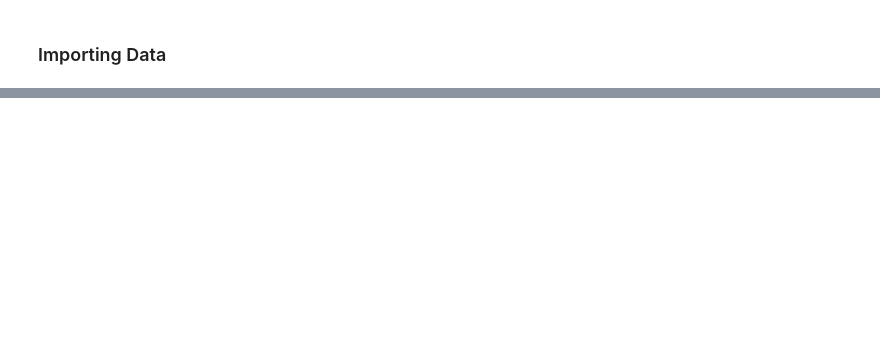
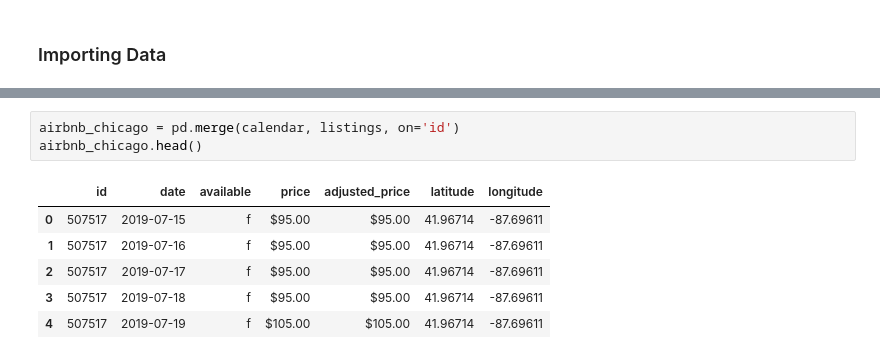
Before and after one commit to NovaisGabriel/DataScienceEMAp_AraujoNovais, a Jupyter notebook: DataScienceWork.ipynb, the cells around one changed output, grey strips where cells are left out. Cells and saved outputs as stored; diff of their text form; blank space fills up the shorter version.

```diff
--- a/DataScienceWork.ipynb
+++ b/DataScienceWork.ipynb
@@ -76,0 +66,10 @@ airbnb_chicago.sort_values(['last_review'])
+# %%
+airbnb_chicago = pd.merge(calendar, listings, on='id')
+airbnb_chicago.head()
+# %% [output]
+|  | id | date | available | price | adjusted_price | latitude | longitude |
+| 0 | 507517 | 2019-07-15 | f | $95.00 | $95.00 | 41.96714 | -87.69611 |
+| 1 | 507517 | 2019-07-16 | f | $95.00 | $95.00 | 41.96714 | -87.69611 |
+| 2 | 507517 | 2019-07-17 | f | $95.00 | $95.00 | 41.96714 | -87.69611 |
+| 3 | 507517 | 2019-07-18 | f | $95.00 | $95.00 | 41.96714 | -87.69611 |
+| 4 | 507517 | 2019-07-19 | f | $105.00 | $105.00 | 41.96714 | -87.69611 |
```
Also changed, not shown: parts of 10 cells of this notebook.
